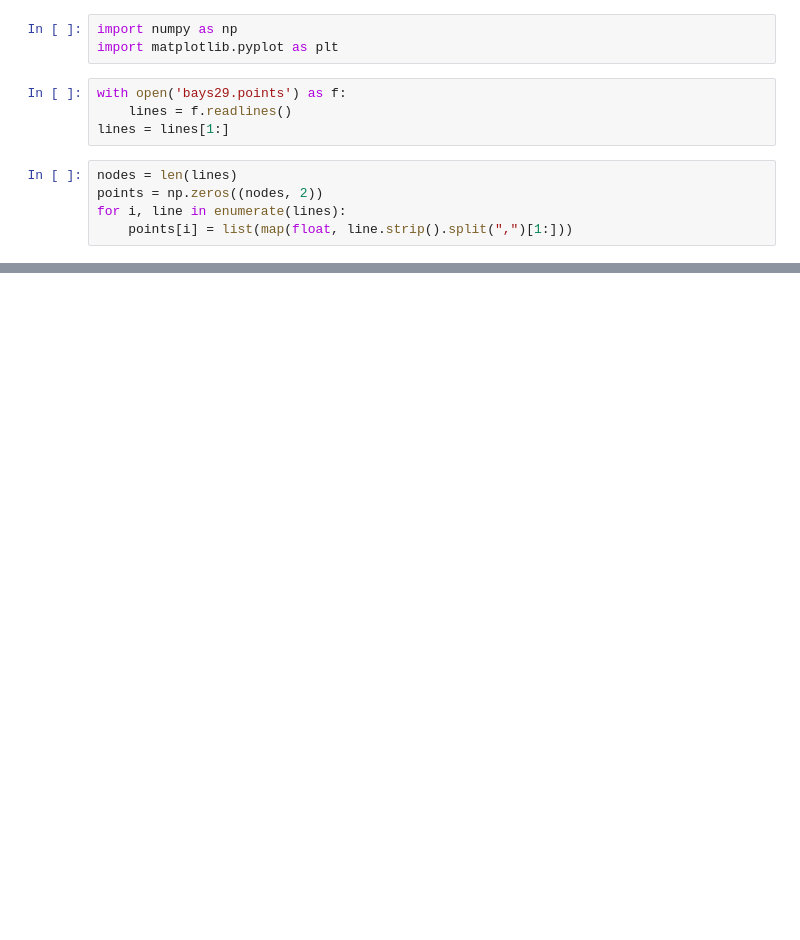
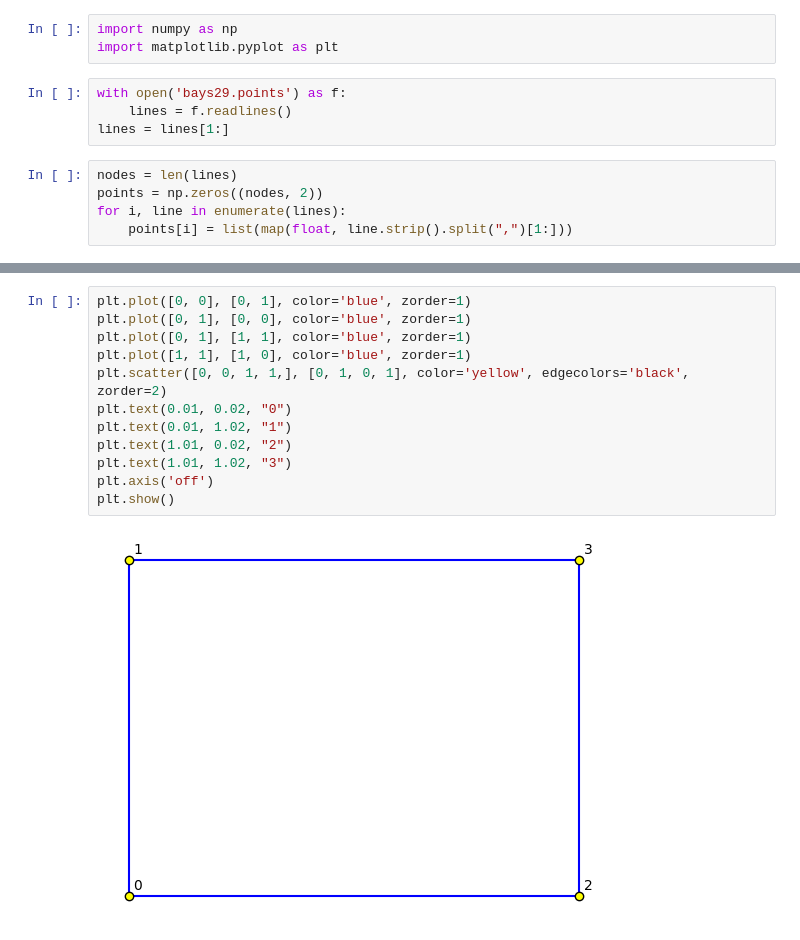
Before and after one commit to MrResor/Master-Thesis, a Jupyter notebook: present2.ipynb, the cells around one changed output, grey strips where cells are left out. Cells and saved outputs as stored; diff of their text form; blank space fills up the shorter version.

```diff
--- a/present2.ipynb
+++ b/present2.ipynb
@@ -24,0 +22,14 @@ plt.show()
+# %%
+plt.plot([0, 0], [0, 1], color='blue', zorder=1)
+plt.plot([0, 1], [0, 0], color='blue', zorder=1)
+plt.plot([0, 1], [1, 1], color='blue', zorder=1)
+plt.plot([1, 1], [1, 0], color='blue', zorder=1)
+plt.scatter([0, 0, 1, 1,], [0, 1, 0, 1], color='yellow', edgecolors='black', zorder=2)
+plt.text(0.01, 0.02, "0")
+plt.text(0.01, 1.02, "1")
+plt.text(1.01, 0.02, "2")
+plt.text(1.01, 1.02, "3")
+plt.axis('off')
+plt.show()
+# %% [output]
+[figure, added]
```
Also changed, not shown: parts of 1 cell of this notebook, 1 other file.
